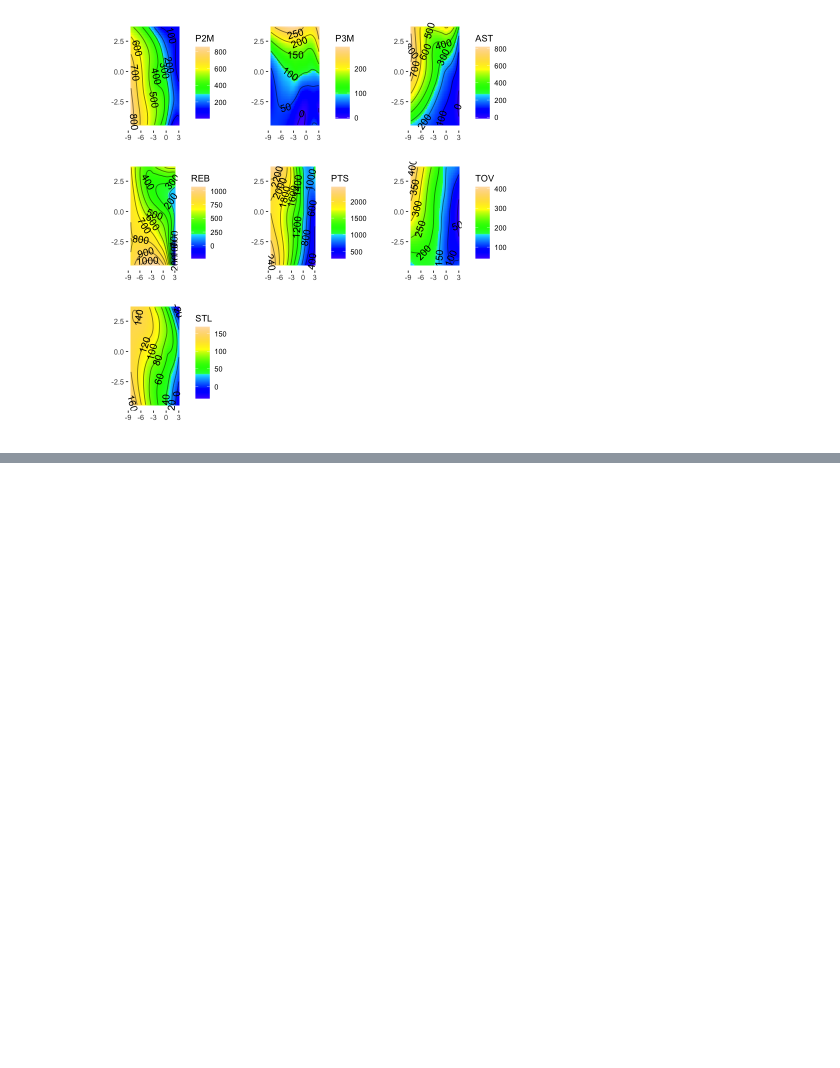
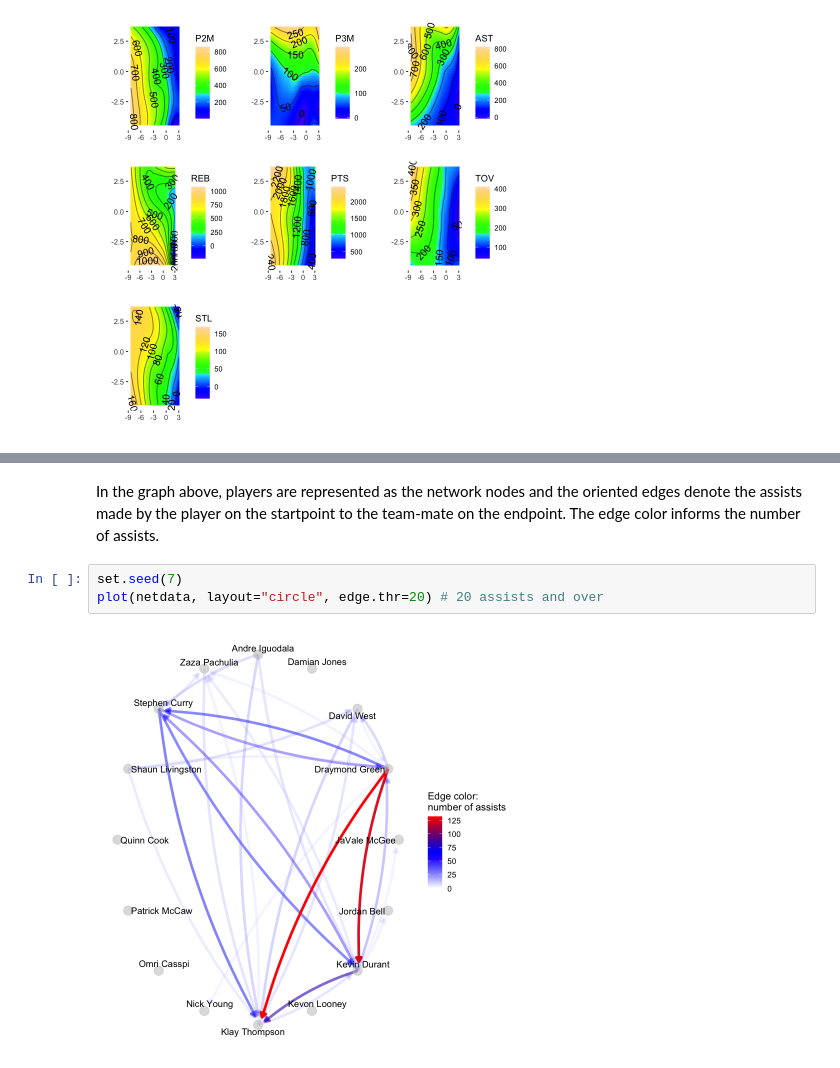
Before and after one commit to rajansawhney/basketball-data-science, a Jupyter notebook: notebooks/02-discovering-patterns-in-data.ipynb, the cells around one changed output, grey strips where cells are left out. Saved outputs shown, nothing was run; the diff lists cells and outputs as text; blank space fills up the shorter version.

Commit message:
analyzing network relationships

```diff
--- a/notebooks/02-discovering-patterns-in-data.ipynb
+++ b/notebooks/02-discovering-patterns-in-data.ipynb
@@ -684,0 +806,7 @@ Warning message in regularize.values(x, y, ties, missing(ties), na.rm = na.rm):
+# %% [markdown]
+In the graph above, players are represented as the network nodes and the oriented edges denote the assists made by the player on the startpoint to the team-mate on the endpoint. The edge color informs the number of assists.
+# %%
+set.seed(7)
+plot(netdata, layout="circle", edge.thr=20) # 20 assists and over
+# %% [output]
+[figure, added]
```
Also changed, not shown: parts of 14 cells of this notebook.
